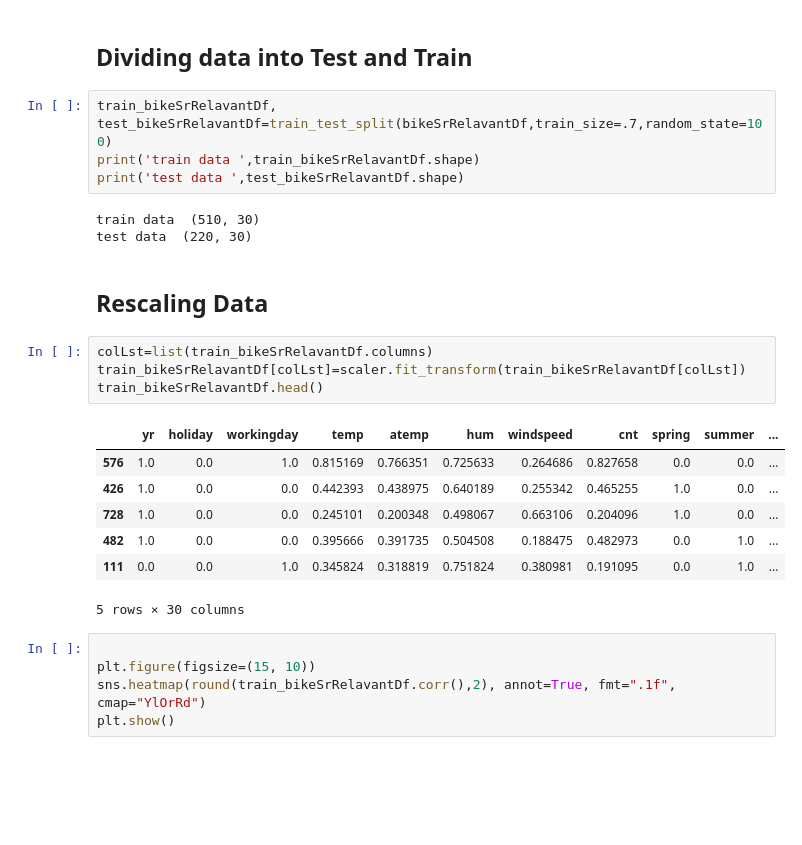
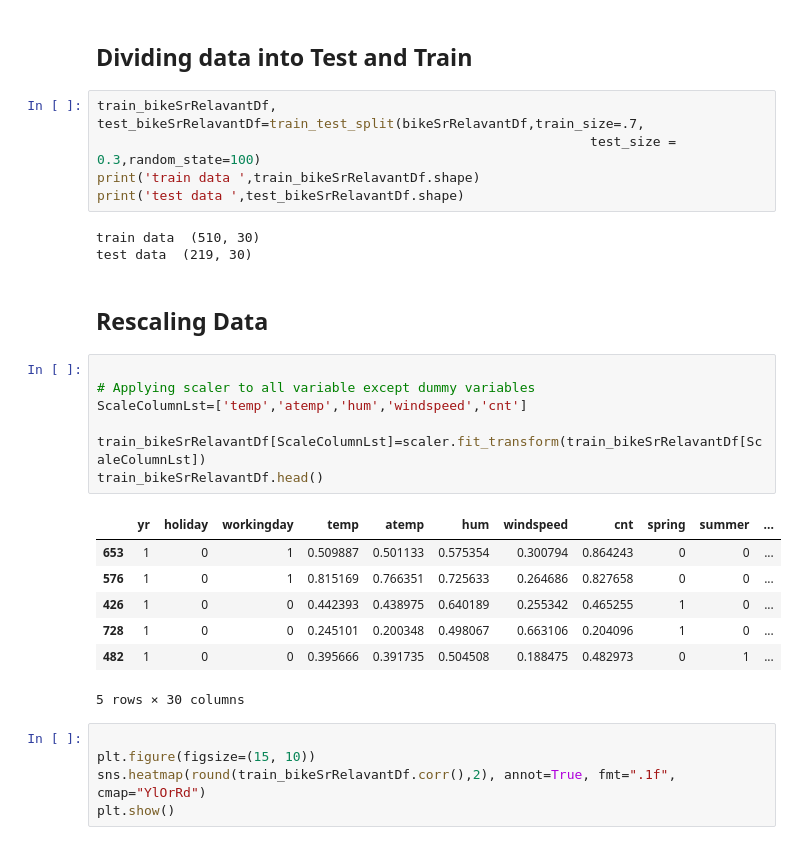
Before and after one commit to gauravtyagi02/bikesharingcompany, a Jupyter notebook: BikeSharingComLinearReg.ipynb, the cells around one changed output. Cells and saved outputs as stored; diff of their text form; blank space fills up the shorter version.

```diff
--- a/BikeSharingComLinearReg.ipynb
+++ b/BikeSharingComLinearReg.ipynb
@@ -142,25 +142,29 @@ bikeSrRelavantDf.head()
 # %% [markdown]
 ## Dividing data into Test and Train
 # %%
-train_bikeSrRelavantDf, test_bikeSrRelavantDf=train_test_split(bikeSrRelavantDf,train_size=.7,random_state=100)
+train_bikeSrRelavantDf, test_bikeSrRelavantDf=train_test_split(bikeSrRelavantDf,train_size=.7,
+                                                               test_size = 0.3,random_state=100)
 print('train data ',train_bikeSrRelavantDf.shape)
 print('test data ',test_bikeSrRelavantDf.shape)
 # %% [output]
 train data  (510, 30)
-test data  (220, 30)
+test data  (219, 30)
 # %% [markdown]
 ## Rescaling Data
 # %%
-colLst=list(train_bikeSrRelavantDf.columns)
-train_bikeSrRelavantDf[colLst]=scaler.fit_transform(train_bikeSrRelavantDf[colLst])
+
+# Applying scaler to all variable except dummy variables
+ScaleColumnLst=['temp','atemp','hum','windspeed','cnt']
+
+train_bikeSrRelavantDf[ScaleColumnLst]=scaler.fit_transform(train_bikeSrRelavantDf[ScaleColumnLst])
 train_bikeSrRelavantDf.head()
 # %% [output]
 |  | yr | holiday | workingday | temp | atemp | hum | windspeed | cnt | spring | summer | ... |
-| 576 | 1.0 | 0.0 | 1.0 | 0.815169 | 0.766351 | 0.725633 | 0.264686 | 0.827658 | 0.0 | 0.0 | ... |
-| 426 | 1.0 | 0.0 | 0.0 | 0.442393 | 0.438975 | 0.640189 | 0.255342 | 0.465255 | 1.0 | 0.0 | ... |
-| 728 | 1.0 | 0.0 | 0.0 | 0.245101 | 0.200348 | 0.498067 | 0.663106 | 0.204096 | 1.0 | 0.0 | ... |
-| 482 | 1.0 | 0.0 | 0.0 | 0.395666 | 0.391735 | 0.504508 | 0.188475 | 0.482973 | 0.0 | 1.0 | ... |
-| 111 | 0.0 | 0.0 | 1.0 | 0.345824 | 0.318819 | 0.751824 | 0.380981 | 0.191095 | 0.0 | 1.0 | ... |
+| 653 | 1 | 0 | 1 | 0.509887 | 0.501133 | 0.575354 | 0.300794 | 0.864243 | 0 | 0 | ... |
+| 576 | 1 | 0 | 1 | 0.815169 | 0.766351 | 0.725633 | 0.264686 | 0.827658 | 0 | 0 | ... |
+| 426 | 1 | 0 | 0 | 0.442393 | 0.438975 | 0.640189 | 0.255342 | 0.465255 | 1 | 0 | ... |
+| 728 | 1 | 0 | 0 | 0.245101 | 0.200348 | 0.498067 | 0.663106 | 0.204096 | 1 | 0 | ... |
+| 482 | 1 | 0 | 0 | 0.395666 | 0.391735 | 0.504508 | 0.188475 | 0.482973 | 0 | 1 | ... |
 5 rows × 30 columns
 # %%
 
```
Also changed, not shown: parts of 24 cells of this notebook, 1 other file.
